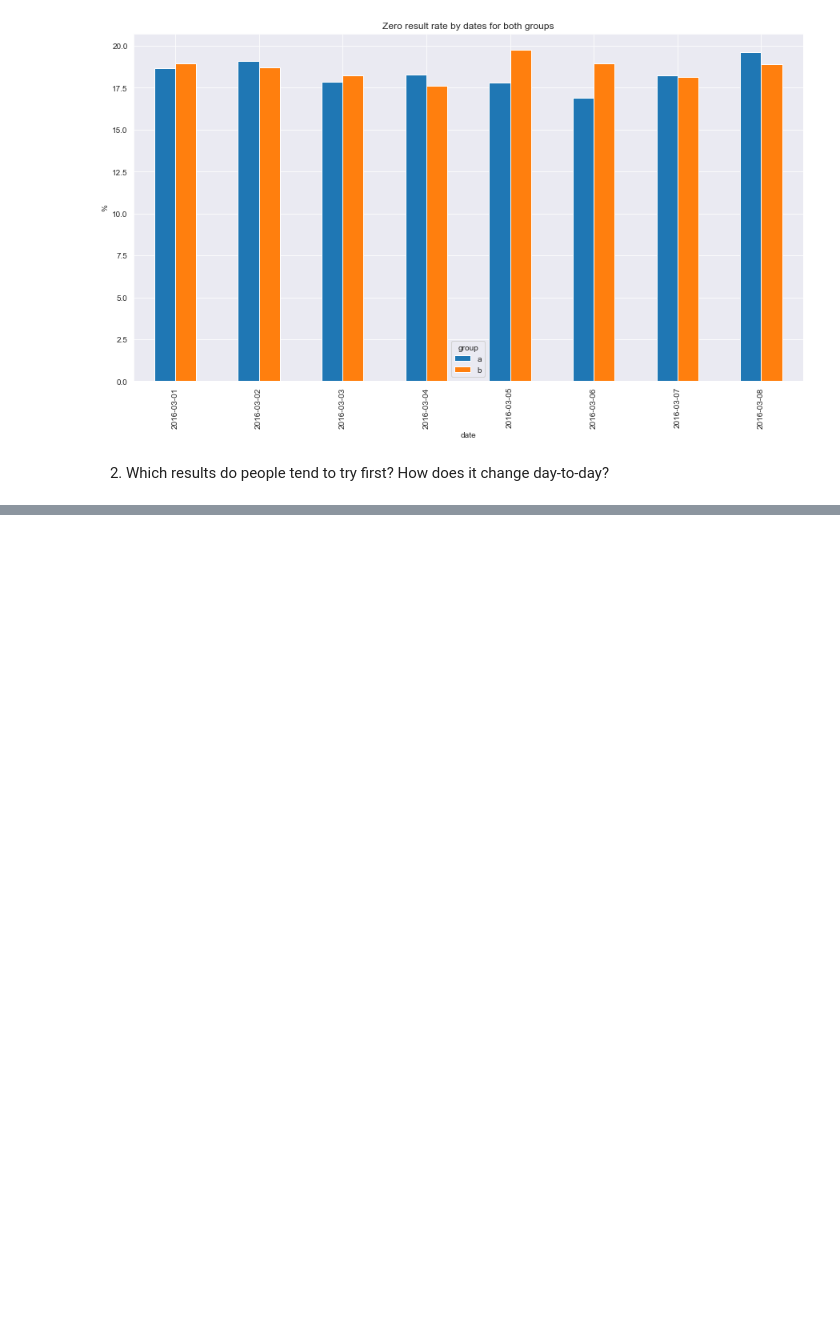
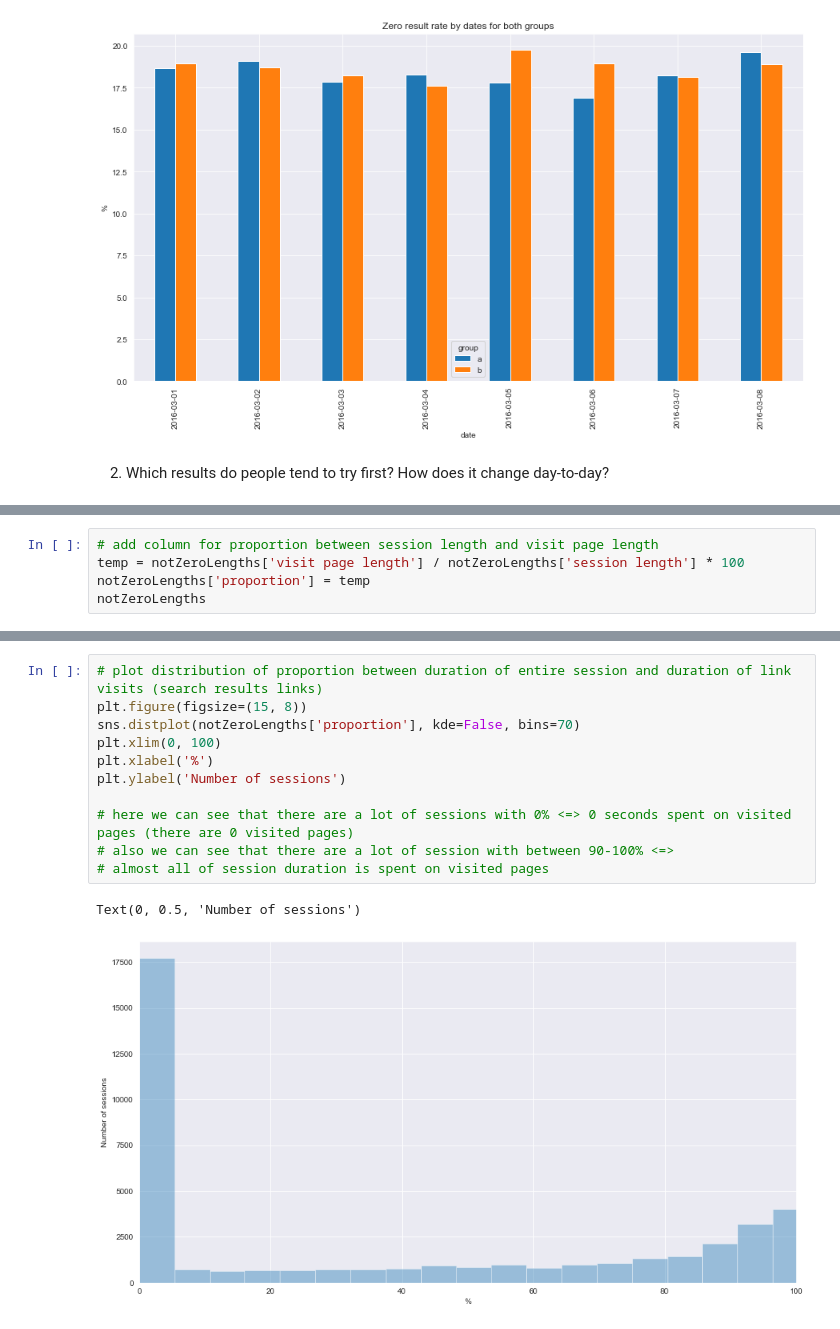
Before and after one commit to PejicM/DataSciencePraxis, a Jupyter notebook: 4. DA task/EventLogs_processing.ipynb, the cells around one changed output, grey strips where cells are left out. Saved outputs shown, nothing was run; the diff lists cells and outputs as text; blank space fills up the shorter version.

```diff
--- a/4. DA task/EventLogs_processing.ipynb
+++ b/4. DA task/EventLogs_processing.ipynb
@@ -439,0 +546,5 @@ ax = dfDateRPD.plot(kind='bar', figsize=(15, 8)).legend(labels)
+# %%
+# add column for proportion between session length and visit page length
+temp = notZeroLengths['visit page length'] / notZeroLengths['session length'] * 100
+notZeroLengths['proportion'] = temp
+notZeroLengths
@@ -439,0 +570,14 @@ ax = dfDateRPD.plot(kind='bar', figsize=(15, 8)).legend(labels)
+# %%
+# plot distribution of proportion between duration of entire session and duration of link visits (search results links)
+plt.figure(figsize=(15, 8))
+sns.distplot(notZeroLengths['proportion'], kde=False, bins=70)
+plt.xlim(0, 100)
+plt.xlabel('%')
+plt.ylabel('Number of sessions')
+
+# here we can see that there are a lot of sessions with 0% <=> 0 seconds spent on visited pages (there are 0 visited pages)
+# also we can see that there are a lot of session with between 90-100% <=>
+# almost all of session duration is spent on visited pages
+# %% [output]
+Text(0, 0.5, 'Number of sessions')
+[figure, added]
```
Also changed, not shown: parts of 22 cells of this notebook.
